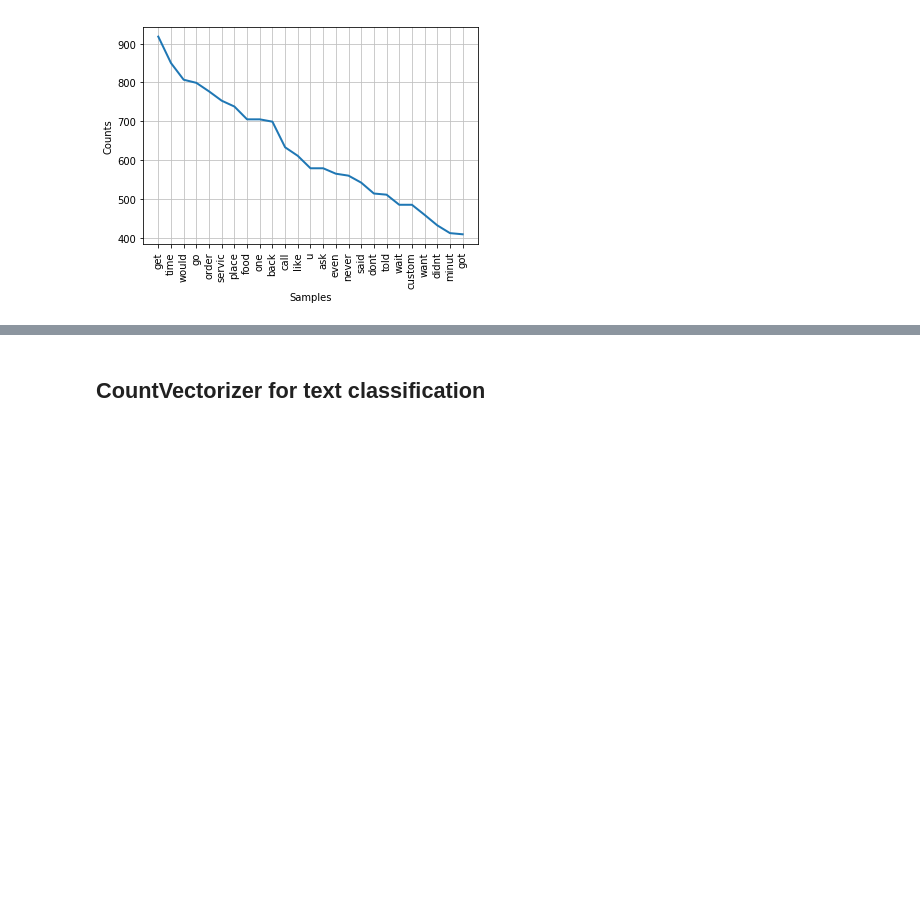
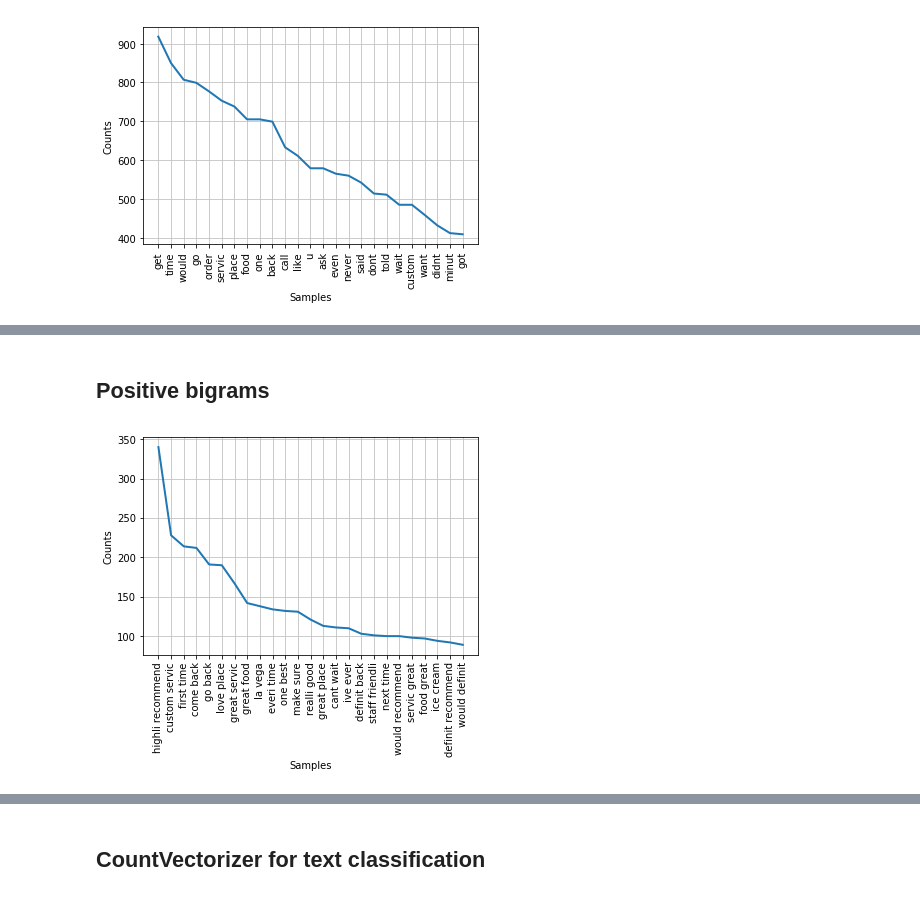
Before and after one commit to nishimishra71/Python, a Jupyter notebook: Capstone_2/Capstone_2.ipynb, the cells around one changed output, grey strips where cells are left out. Saved outputs shown, nothing was run; the diff lists cells and outputs as text; code cells hidden in the pictures; blank space fills up the shorter version.

```diff
--- a/Capstone_2/Capstone_2.ipynb
+++ b/Capstone_2/Capstone_2.ipynb
@@ -490,0 +530,7 @@ freqdist.plot(25,cumulative=False)
+# %% [markdown]
+## Positive bigrams
+# %%
+freqdist_bi_pos = nltk.FreqDist(bigram_pos)
+freqdist_bi_pos.plot(25,cumulative=False)
+# %% [output]
+[figure, added]
```
Also changed, not shown: parts of 9 cells of this notebook.
